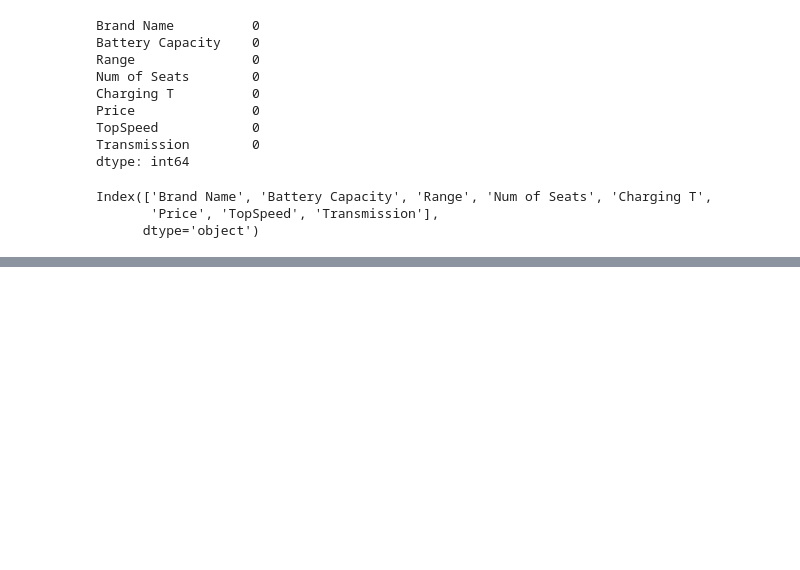
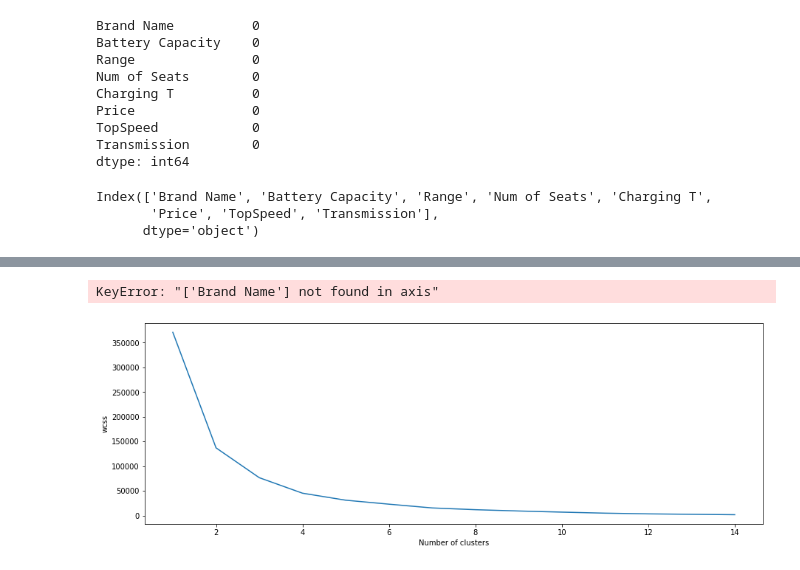
Before and after one commit to Mukeshjavvaji/EV_market_segmentation, a Jupyter notebook: EV FOUR WHEELER MODELS.ipynb, the cells around one changed output, grey strips where cells are left out. Saved outputs shown, nothing was run; the diff lists cells and outputs as text; code cells hidden in the pictures; blank space fills up the shorter version.

```diff
--- a/EV FOUR WHEELER MODELS.ipynb
+++ b/EV FOUR WHEELER MODELS.ipynb
@@ -214,12 +69,0 @@ memory usage: 722.0 bytes
-# %%
-wcss = []
-for k in range(1, 15):
-    kmeans = KMeans(n_clusters=k)
-    kmeans.fit(data_modified)
-    wcss.append(kmeans.inertia_)
-
-plt.figure(figsize=(15, 5))
-plt.plot(range(1, 15), wcss)
-plt.xlabel('Number of clusters')
-plt.ylabel('wcss')
-plt.show()
@@ -248,3 +69,0 @@ data_modified
-# %%
-kmeans = KMeans(4, init = 'k-means++', random_state=42).fit(data_modified)
-data_modified['cluster_number'] = kmeans.labels_
@@ -315,0 +170,18 @@ sns.boxplot(x='cluster_number', y='Battery Capacity', data=data_modified)
+# %%
+data = data.drop(columns= ['Brand Name'])
+# %% [output]
+KeyError: "['Brand Name'] not found in axis"
+# %%
+wcss = []
+for k in range(1, 15):
+    kmeans = KMeans(n_clusters=k)
+    kmeans.fit(data)
+    wcss.append(kmeans.inertia_)
+
+plt.figure(figsize=(15, 5))
+plt.plot(range(1, 15), wcss)
+plt.xlabel('Number of clusters')
+plt.ylabel('wcss')
+plt.show()
+# %% [output]
+[figure, added]
```
Also changed, not shown: parts of 39 cells of this notebook.
